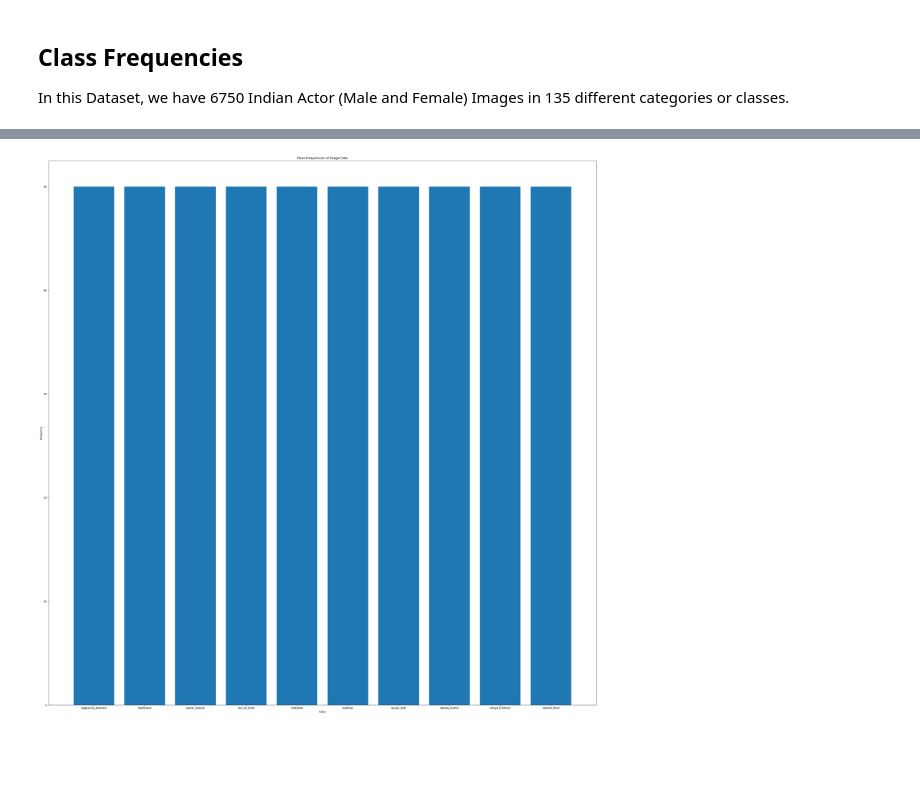
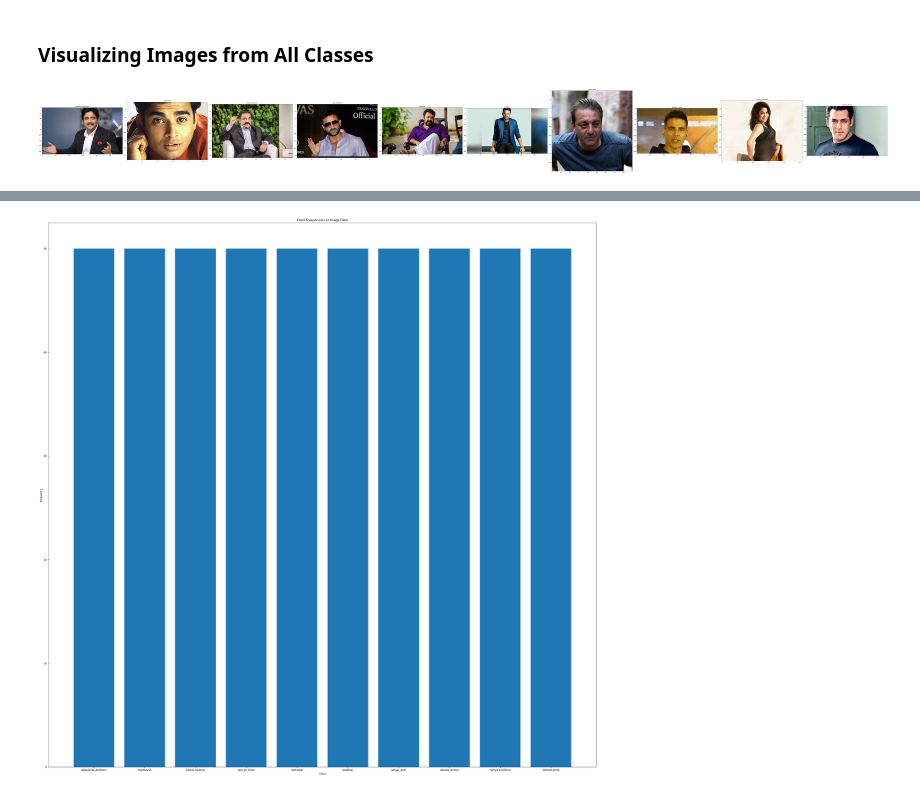
Before and after one commit to kumaran525/Classfication-of-Indian-actor-Images, a Jupyter notebook: EDA.ipynb, the cells around one changed output, grey strips where cells are left out. Cells and saved outputs as stored; diff of their text form; code cells hidden in the pictures; blank space fills up the shorter version.

```diff
--- a/EDA.ipynb
+++ b/EDA.ipynb
@@ -10,6 +11,44 @@ import pandas as pd
 import warnings
 warnings.filterwarnings("ignore")
 import math
-# %% [markdown]
-<h2>Class Frequencies</h2>
-<p> In this Dataset, we have 6750 Indian Actor (Male and Female) Images in 135 different categories or classes.</p>
+# %% [markdown]
+<h3>Visualizing Images from All Classes</h3>
+# %%
+
+
+# Set the path to the directory containing the original images
+original_images_dir = 'Picked_Data/'
+
+# Get the list of classes based on the subdirectories in the original images directory
+classes = os.listdir(original_images_dir)
+classes.remove('.DS_Store')
+
+# Create a figure with subplots for each class
+num_classes = len(classes)
+fig, axs = plt.subplots(1, num_classes, figsize=(10*num_classes, 20))
+
+# Iterate over each class and plot an image
+for i, class_name in enumerate(classes):
+    # Get a list of image file names for the current class
+    image_files = os.listdir(os.path.join(original_images_dir, class_name))
+
+    # Select the first image file for the current class
+    image_file = image_files[30]
+
+    # Set the path to the original image file
+    image_path = os.path.join(original_images_dir, class_name, image_file)
+
+    # Load the original image using matplotlib
+    image = mpimg.imread(image_path)
+
+    # Plot the original image in the corresponding subplot
+    axs[i].imshow(image)
+    axs[i].set_title(class_name)
+
+# Adjust the spacing between subplots
+plt.tight_layout()
+
+# Show the plot
+plt.show()
+# %% [output]
+[figure, added]
```
Also changed, not shown: parts of 2 cells of this notebook.
